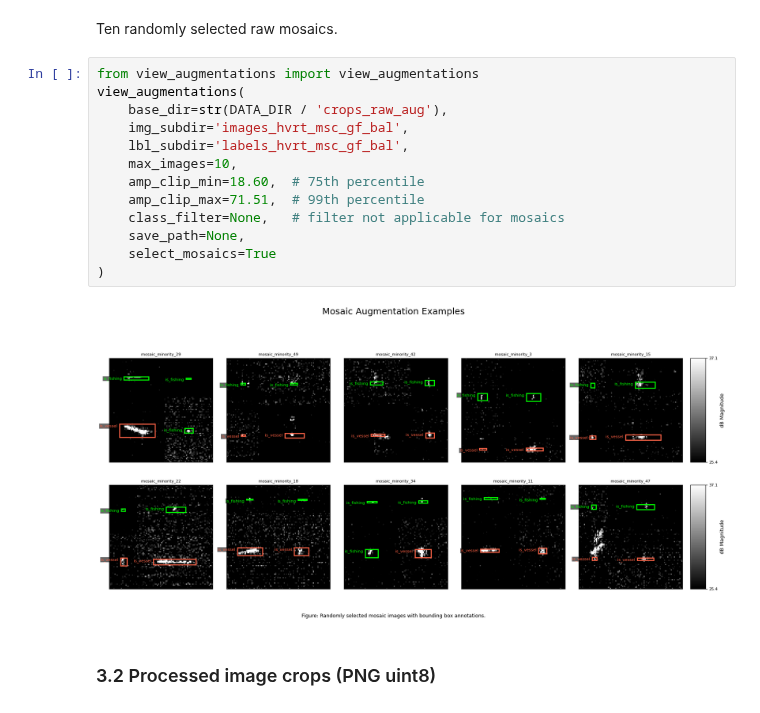
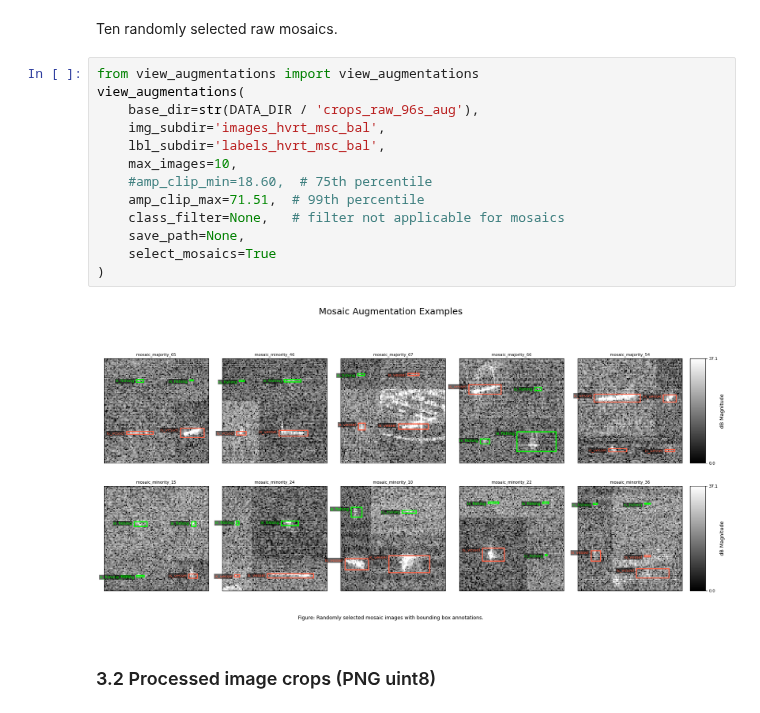
Before and after one commit to pmillitz/SARship-detect, a Jupyter notebook: modelling/notebooks/03_data_augmentation.ipynb, the cells around one changed output. Saved outputs shown, nothing was run; the diff lists cells and outputs as text.

```diff
--- a/modelling/notebooks/03_data_augmentation.ipynb
+++ b/modelling/notebooks/03_data_augmentation.ipynb
@@ -111,18 +108,18 @@ Ten randomly selected raw mosaics.
 # %%
 from view_augmentations import view_augmentations
 view_augmentations(
-    base_dir=str(DATA_DIR / 'crops_raw_aug'),
-    img_subdir='images_hvrt_msc_gf_bal',
-    lbl_subdir='labels_hvrt_msc_gf_bal',
+    base_dir=str(DATA_DIR / 'crops_raw_96s_aug'),
+    img_subdir='images_hvrt_msc_bal',
+    lbl_subdir='labels_hvrt_msc_bal',
     max_images=10,
-    amp_clip_min=18.60,  # 75th percentile
+    #amp_clip_min=18.60,  # 75th percentile
     amp_clip_max=71.51,  # 99th percentile
     class_filter=None,   # filter not applicable for mosaics
     save_path=None,
     select_mosaics=True
 )
 # %% [output]
-[figure, old version]
+[figure, new version]
 # %% [markdown]
 ### 3.2 Processed image crops (PNG uint8)
 # %% [markdown]
```
Also changed, not shown: parts of 5 cells of this notebook, 6 other files.
